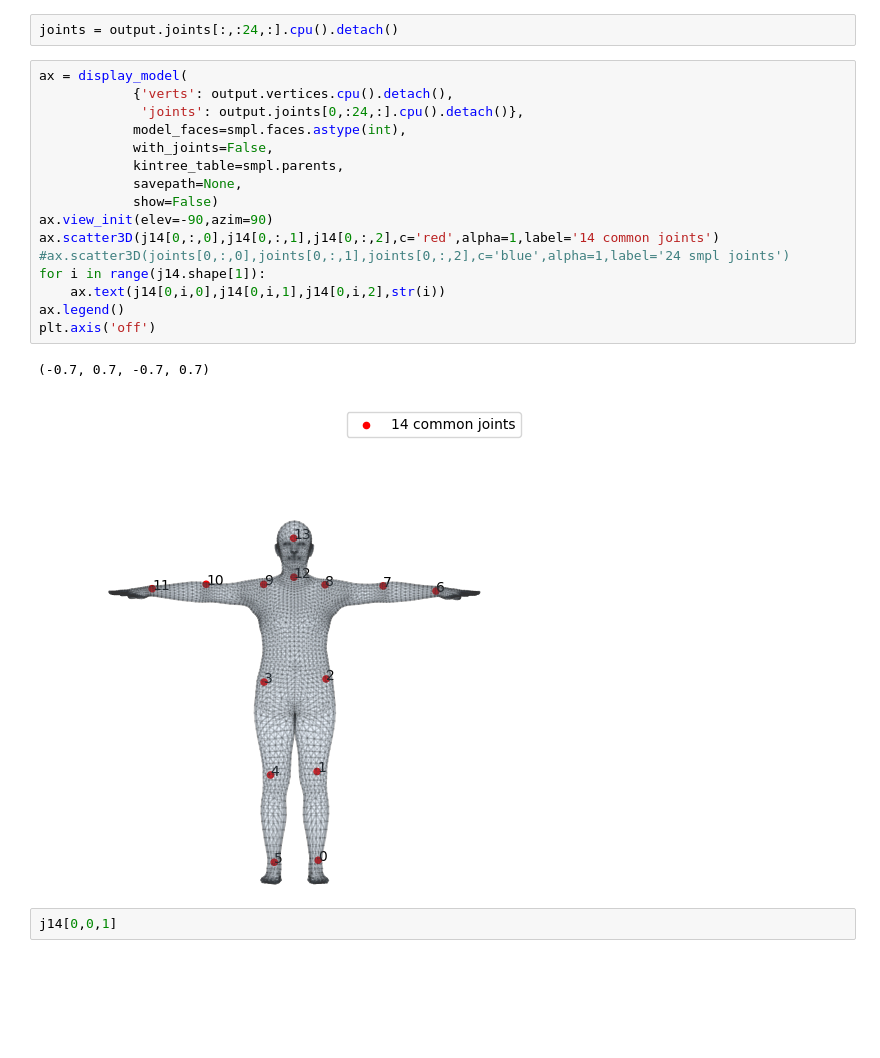
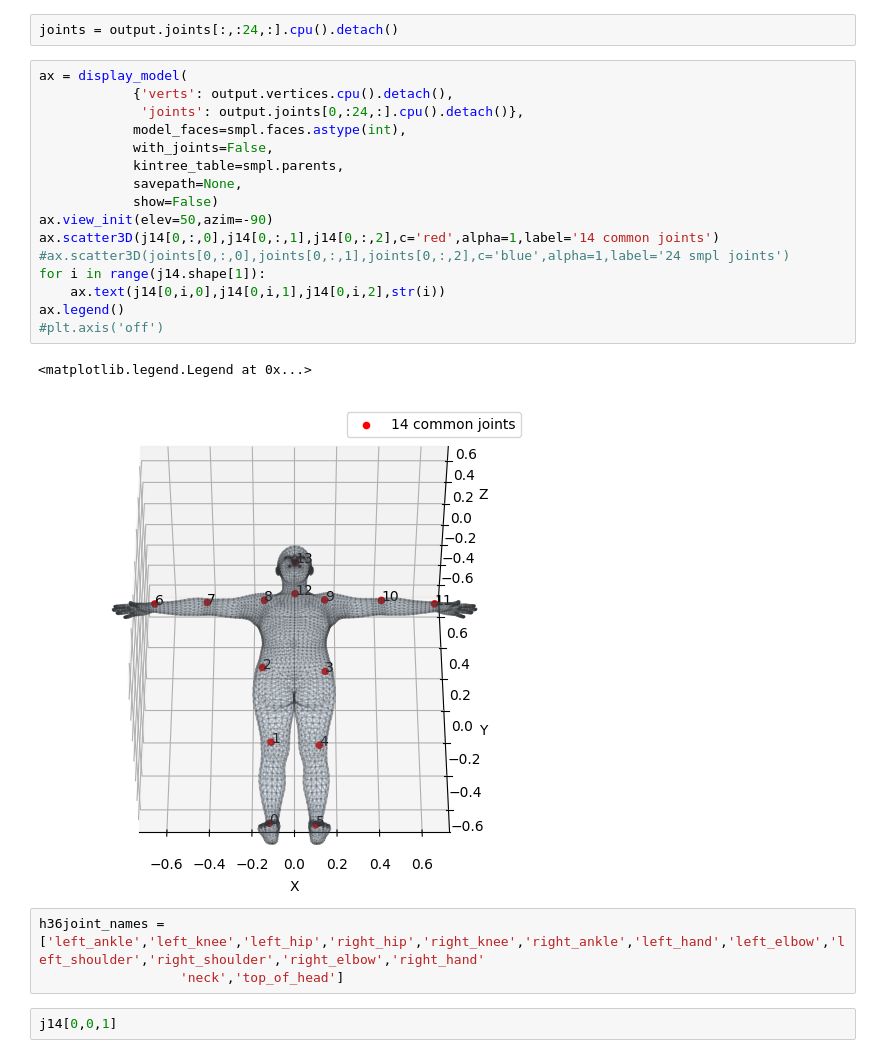
Before and after one commit to sspsk/thesis, a Jupyter notebook: notebooks/angle_quantization.ipynb, the cells around one changed output. Saved outputs shown, nothing was run; the diff lists cells and outputs as text; blank space fills up the shorter version.

```diff
--- a/notebooks/angle_quantization.ipynb
+++ b/notebooks/angle_quantization.ipynb
@@ -72,22 +72,25 @@ joints = output.joints[:,:24,:].cpu().detach()
 # %%
 ax = display_model(
             {'verts': output.vertices.cpu().detach(),
              'joints': output.joints[0,:24,:].cpu().detach()},
             model_faces=smpl.faces.astype(int),
             with_joints=False,
             kintree_table=smpl.parents,
             savepath=None,
             show=False)
-ax.view_init(elev=-90,azim=90)
+ax.view_init(elev=50,azim=-90)
 ax.scatter3D(j14[0,:,0],j14[0,:,1],j14[0,:,2],c='red',alpha=1,label='14 common joints')
 #ax.scatter3D(joints[0,:,0],joints[0,:,1],joints[0,:,2],c='blue',alpha=1,label='24 smpl joints')
 for i in range(j14.shape[1]):
     ax.text(j14[0,i,0],j14[0,i,1],j14[0,i,2],str(i))
 ax.legend()
-plt.axis('off')
+#plt.axis('off')
 # %% [output]
-(-0.7, 0.7, -0.7, 0.7)
+<matplotlib.legend.Legend at 0x...>
-[figure, old version]
+[figure, new version]
+# %%
+h36joint_names = ['left_ankle','left_knee','left_hip','right_hip','right_knee','right_ankle','left_hand','left_elbow','left_shoulder','right_shoulder','right_elbow','right_hand'
+                  'neck','top_of_head']
 # %%
 j14[0,0,1]
 # %% [output]
```
Also changed, not shown: 2 other files.
